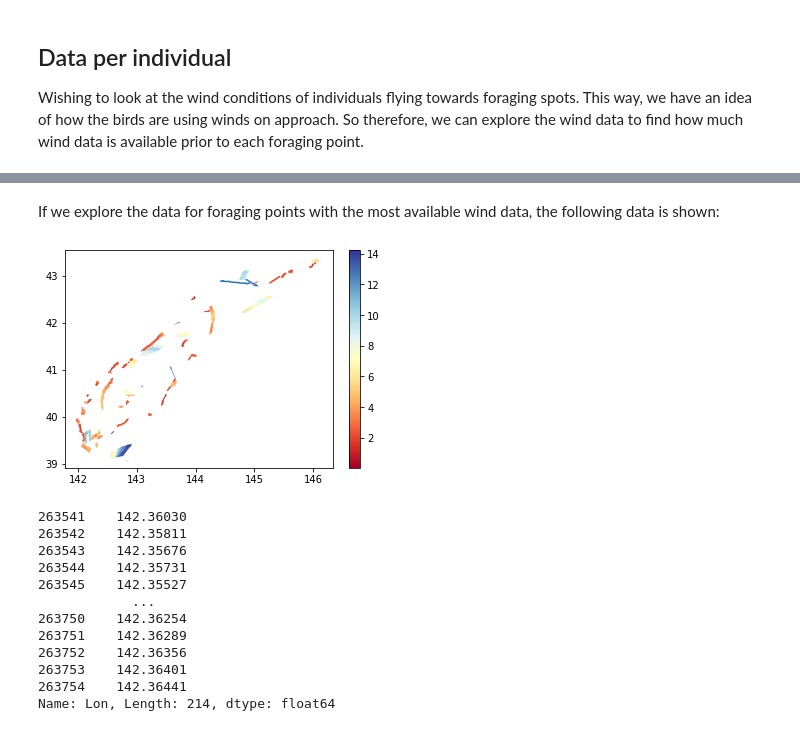
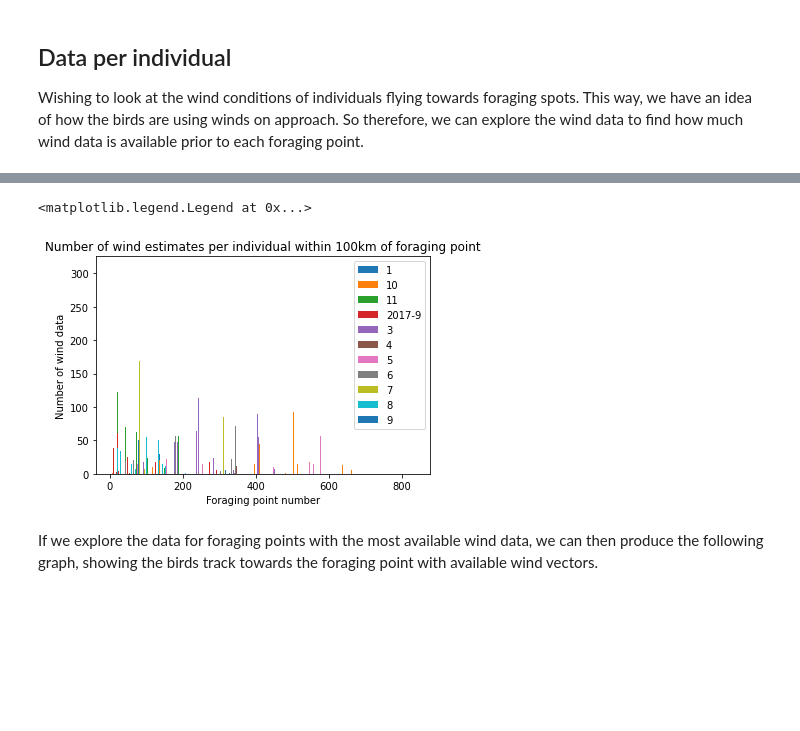
Before and after one commit to argrod/Olfactory, a Jupyter notebook: Python/WindAnalysis.ipynb, the cells around one changed output, grey strips where cells are left out. Cells and saved outputs as stored; diff of their text form; code cells hidden in the pictures; blank space fills up the shorter version.

```diff
--- a/Python/WindAnalysis.ipynb
+++ b/Python/WindAnalysis.ipynb
@@ -186,29 +167,13 @@ Text(0.5, 1.0, 'Wind data available before each foraging')
+# %%
+tmp100=[df.loc[df[df['distTo']<100].index,:].groupby('forageNo').size() for df in wDat]
+for t in tmp100:
+    plt.bar(t.index,t)
+plt.xlabel('Foraging point number')
+plt.ylabel('Number of wind data')
+plt.title("Number of wind estimates per individual within 100km of foraging point")
+plt.legend(np.unique(pd.concat(wDat)['ID']))
+# %% [output]
+<matplotlib.legend.Legend at 0x...>
+[figure, added]
 # %% [markdown]
-If we explore the data for foraging points with the most available wind data, the following data is shown:
+If we explore the data for foraging points with the most available wind data, we can then produce the following graph, showing the birds track towards the foraging point with available wind vectors.
-# %%
-sel=forWdat.loc[forWdat[0].idxmax(),'forageNo']
-tst = np.where(sub['forageNo'] == sel)[0][0]
-
-plt.plot(forDat.loc[(forDat['DT'] >= sub.loc[tst,'DT']) & (forDat['DT'] < (sub.loc[tst,'DT']+np.timedelta64(2,'h'))) & (forDat['ID'] == sub.loc[tst,'ID']),'Lon'],
-forDat.loc[(forDat['DT'] >= sub.loc[tst,'DT']) & (forDat['DT'] < (sub.loc[tst,'DT']+np.timedelta64(2,'h'))) & (forDat['ID'] == sub.loc[tst,'ID']),'Lat'],zorder=0)
-plt.quiver(sub.loc[sub[sub['forageNo'] == sel].index,'Lon'],sub.loc[sub[sub['forageNo'] == sel].index,'Lat'],
-sub.loc[sub[sub['forageNo'] == sel].index,'X'],sub.loc[sub[sub['forageNo'] == sel].index,'Y'],
-sub.loc[sub[sub['forageNo'] == sel].index,'wSp'])
-cb=plt.colorbar()
-# %% [output]
-[figure, removed]
-# %%
-forDat.loc[(forDat['DT'] >= sub.loc[tst,'DT']) & (forDat['DT'] < (sub.loc[tst,'DT']+np.timedelta64(2,'h'))) & (forDat['ID'] == sub.loc[tst,'ID']),'Lon']
-# %% [output]
-263541    142.36030
-263542    142.35811
-263543    142.35676
-263544    142.35731
-263545    142.35527
-            ...
-263750    142.36254
-263751    142.36289
-263752    142.36356
-263753    142.36401
-263754    142.36441
-Name: Lon, Length: 214, dtype: float64
```
Also changed, not shown: parts of 14 cells of this notebook.
